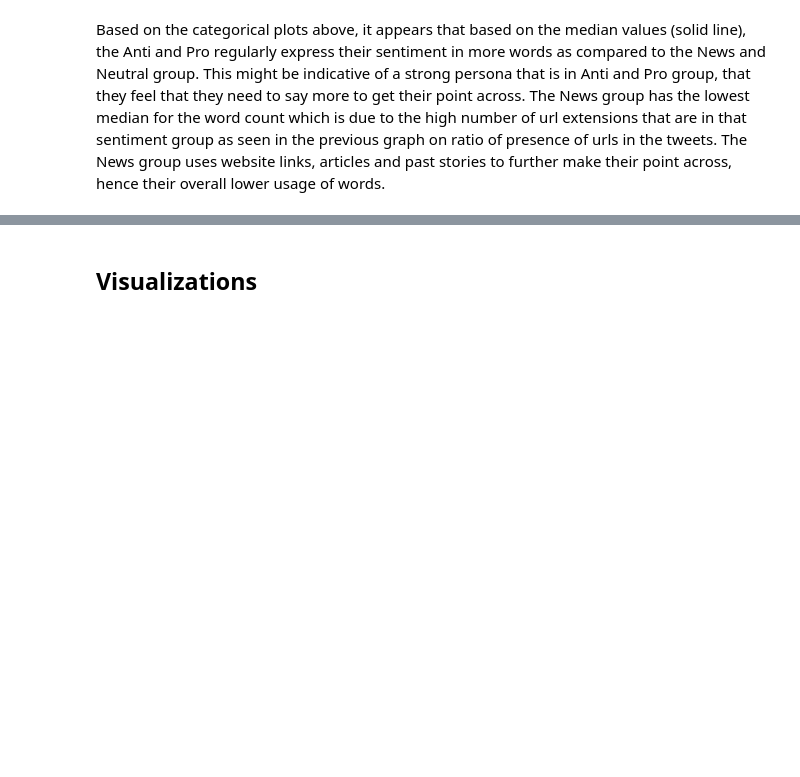
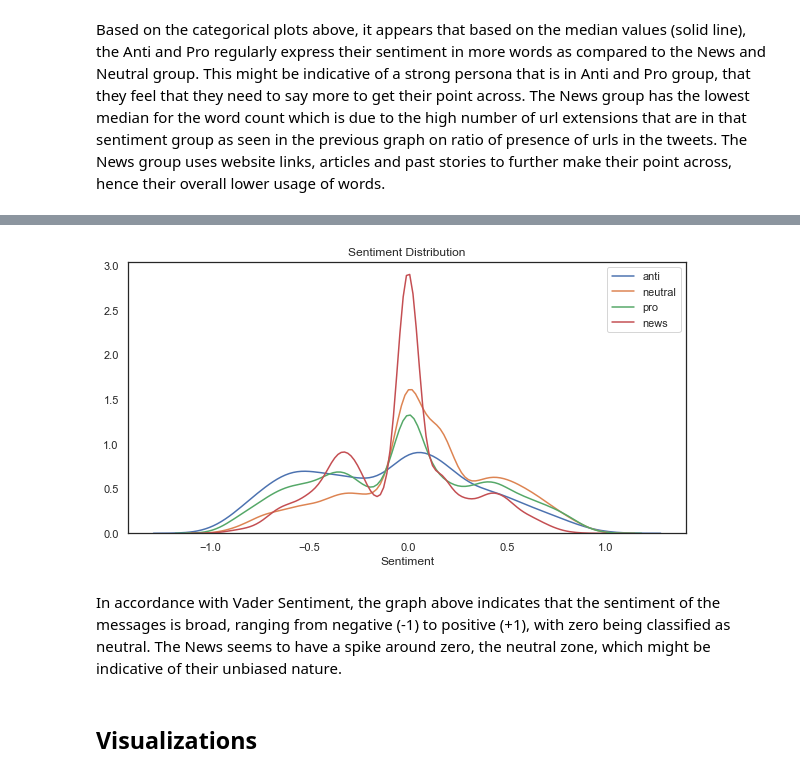
Before and after one commit to FaatimahM/jhb-ss3-classification-Repo, a Jupyter notebook: Classification_submission_file.ipynb, the cells around one changed output, grey strips where cells are left out. Drawn from its saved outputs; the diff is of its cells as text; code cells hidden in the pictures; blank space fills up the shorter version.

Commit message:
added vader sentiment

```diff
--- a/Classification_submission_file.ipynb
+++ b/Classification_submission_file.ipynb
@@ -441,0 +414,4 @@ character_length(df_copy)
+# %%
+sid = SentimentIntensityAnalyzer()
+# %%
+df_copy['polarity'] = df_copy['message'].apply(lambda text: sid.polarity_scores(text)['compound'])
@@ -442,3 +427,15 @@ character_length(df_copy)
+# %%
+fig, ax = plt.subplots(figsize=(10, 5))
+sns.kdeplot(df_copy['polarity'][df_copy['sentiment'] == -1],label='anti')
+sns.kdeplot(df_copy['polarity'][df_copy['sentiment'] == 0],label='neutral')
+sns.kdeplot(df_copy['polarity'][df_copy['sentiment'] == 1],label='pro')
+sns.kdeplot(df_copy['polarity'][df_copy['sentiment'] == 2],label='news')
+plt.xlabel("Sentiment")
+plt.title('Sentiment Distribution');
+# %% [output]
+[figure, added]
+# %% [markdown]
+In accordance with Vader Sentiment, the graph above indicates that the sentiment of the messages is broad, ranging from negative (-1) to positive (+1), with zero being classified as neutral. The News seems to have a spike around zero, the neutral zone, which might be indicative of their unbiased nature.
 # %% [markdown]
 ## Visualizations
 # %% [markdown]
```
Also changed, not shown: parts of 9 cells of this notebook.
